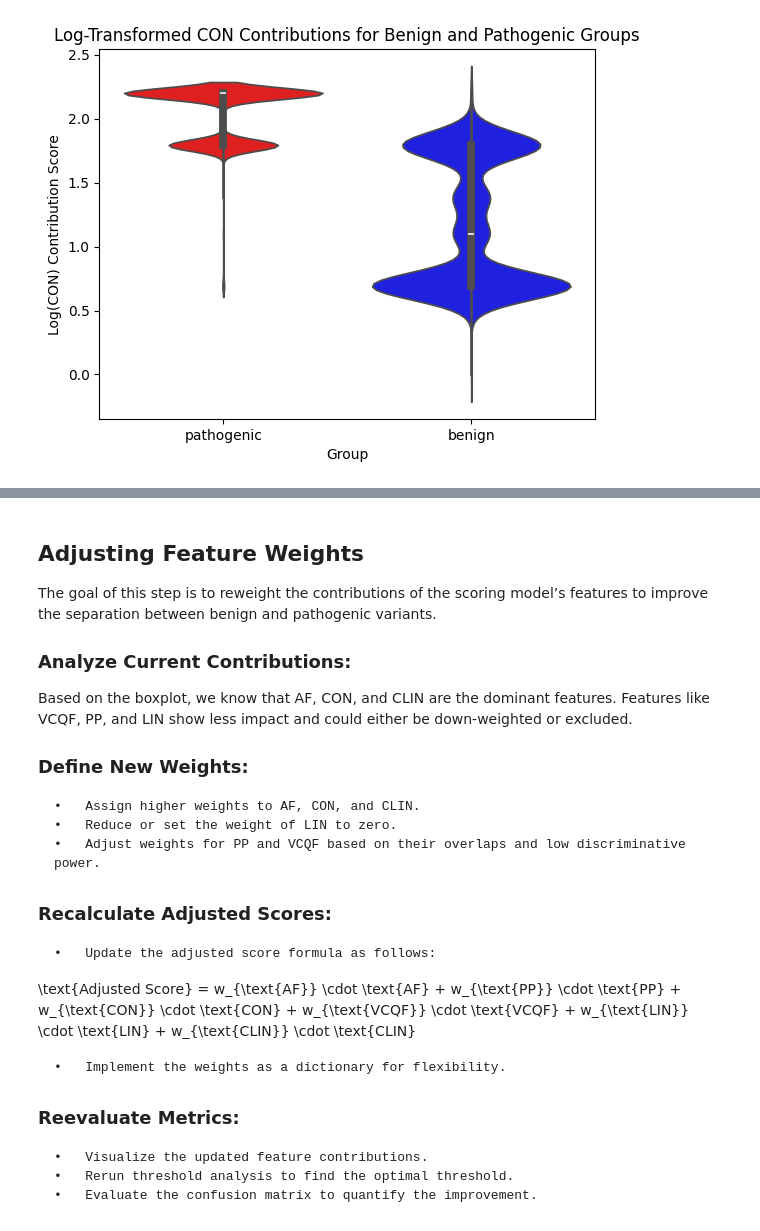
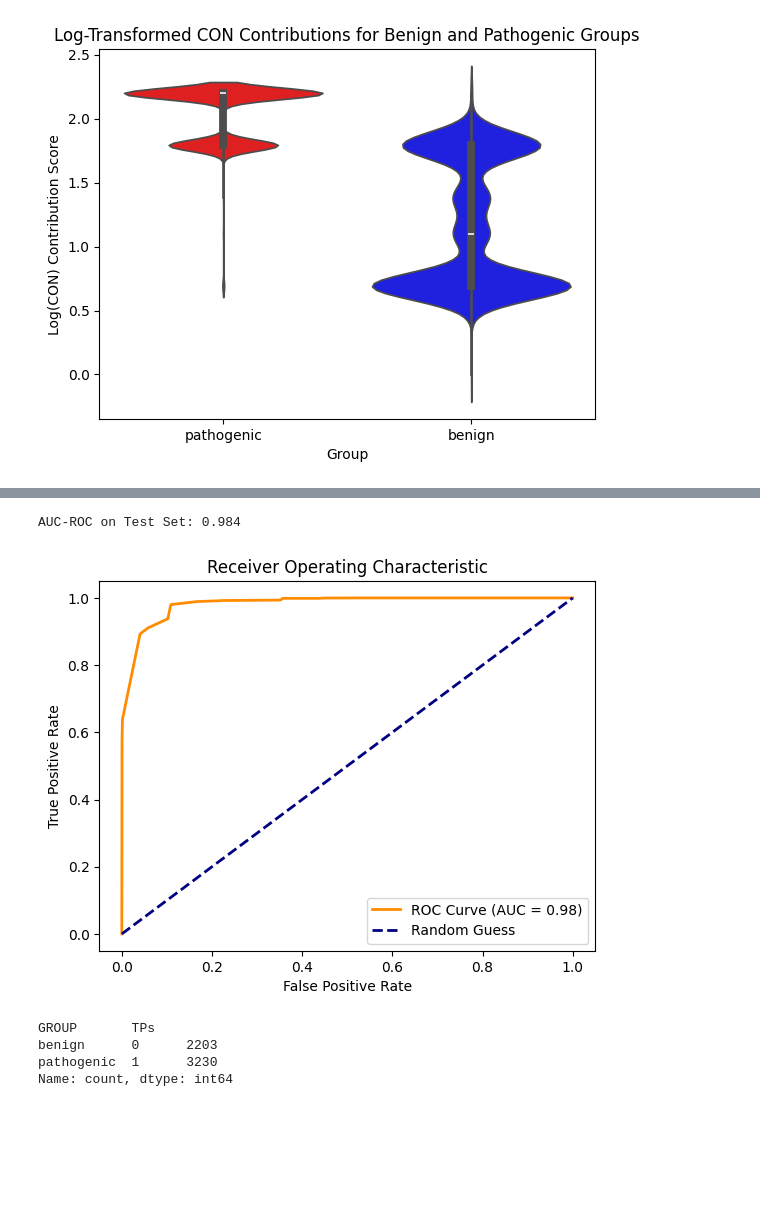
Before and after one commit to josefinelantz/GenScore, a Jupyter notebook: Submission.ipynb, the cells around one changed output, grey strips where cells are left out. Saved outputs shown, nothing was run; the diff lists cells and outputs as text; code cells hidden in the pictures; blank space fills up the shorter version.

```diff
--- a/Submission.ipynb
+++ b/Submission.ipynb
@@ -797,23 +689,0 @@ weighted avg       0.98      0.98      0.98      1381
-# %% [markdown]
-## Adjusting Feature Weights
-The goal of this step is to reweight the contributions of the scoring model’s features to improve the separation between benign and pathogenic variants.
-
-### Analyze Current Contributions:
-Based on the boxplot, we know that AF, CON, and CLIN are the dominant features.
-Features like VCQF, PP, and LIN show less impact and could either be down-weighted or excluded.
-
-### Define New Weights:
-	•	Assign higher weights to AF, CON, and CLIN.
-	•	Reduce or set the weight of LIN to zero.
-	•	Adjust weights for PP and VCQF based on their overlaps and low discriminative power.
-
-### Recalculate Adjusted Scores:
-	•	Update the adjusted score formula as follows:
-
-\text{Adjusted Score} = w_{\text{AF}} \cdot \text{AF} + w_{\text{PP}} \cdot \text{PP} + w_{\text{CON}} \cdot \text{CON} + w_{\text{VCQF}} \cdot \text{VCQF} + w_{\text{LIN}} \cdot \text{LIN} + w_{\text{CLIN}} \cdot \text{CLIN}
-
-	•	Implement the weights as a dictionary for flexibility.
-### Reevaluate Metrics:
-	•	Visualize the updated feature contributions.
-	•	Rerun threshold analysis to find the optimal threshold.
-	•	Evaluate the confusion matrix to quantify the improvement.
@@ -970,0 +690,53 @@ def fine_tune_weights(df):
+# %%
+# Reweight CON * PP Based on Conditions
+filtered_df["REWEIGHTED_CON_PP"] = filtered_df.apply(
+    lambda row: row["CON"] * row["PP"] * 0.2 if row["AF"] < 2 or row["CLIN"] < 2 else row["CON"] * row["PP"],
+    axis=1
+)
+# Apply log transformation
+filtered_df["LOG_CON_PP"] = np.log1p(filtered_df["CON"] * filtered_df["PP"])
+
+# Combine weighted scores
+filtered_df["COMBINED_SCORE"] = 0.5 * filtered_df["CON"] + 0.3 * filtered_df["PP"] + 0.2 * filtered_df["CLIN"]
+# %%
+from sklearn.model_selection import train_test_split
+
+# Split data into train and test sets
+X_train, X_test, y_train, y_test = train_test_split(filtered_df[["COMBINED_SCORE"]], filtered_df["TPs"], test_size=0.3, random_state=42)
+
+# Compute AUC on test set
+test_auc = roc_auc_score(y_test, X_test["COMBINED_SCORE"])
+print(f"AUC-ROC on Test Set: {test_auc:.3f}")
+# %% [output]
+AUC-ROC on Test Set: 0.984
+# %%
+from sklearn.metrics import roc_auc_score, roc_curve, auc
+
+filtered_df["TPs"] = (filtered_df["GROUP"] == "pathogenic").astype(int)
+auc_roc = roc_auc_score(filtered_df["TPs"], filtered_df["COMBINED_SCORE"])
+
+# Compute ROC curve and AUC
+fpr, tpr, thresholds = roc_curve(filtered_df["TPs"], filtered_df["COMBINED_SCORE"])
+roc_auc = auc(fpr, tpr)
+
+# Plot ROC Curve
+plt.figure()
+plt.plot(fpr, tpr, color="darkorange", lw=2, label=f"ROC Curve (AUC = {roc_auc:.2f})")
+plt.plot([0, 1], [0, 1], color="navy", lw=2, linestyle="--", label="Random Guess")
+plt.xlabel("False Positive Rate")
+plt.ylabel("True Positive Rate")
+plt.title("Receiver Operating Characteristic")
+plt.legend(loc="lower right")
+plt.savefig("roc_combined_score.png")
+plt.show()
+
+#print(f"AUC-ROC: {auc_roc:.3f}")
+# %% [output]
+[figure, added]
+# %%
+print(filtered_df.groupby("GROUP")["TPs"].value_counts())
+# %% [output]
+GROUP       TPs
+benign      0      2203
+pathogenic  1      3230
+Name: count, dtype: int64
```
Also changed, not shown: parts of 18 cells of this notebook, 7 other files.
